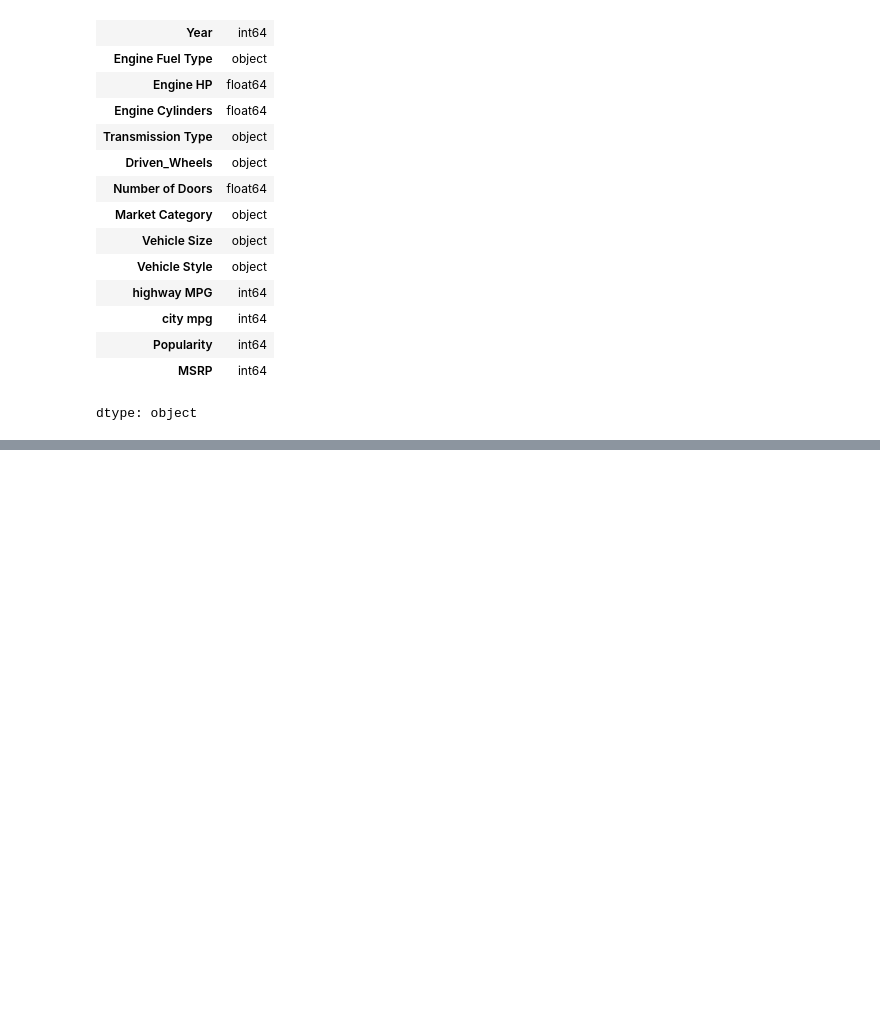
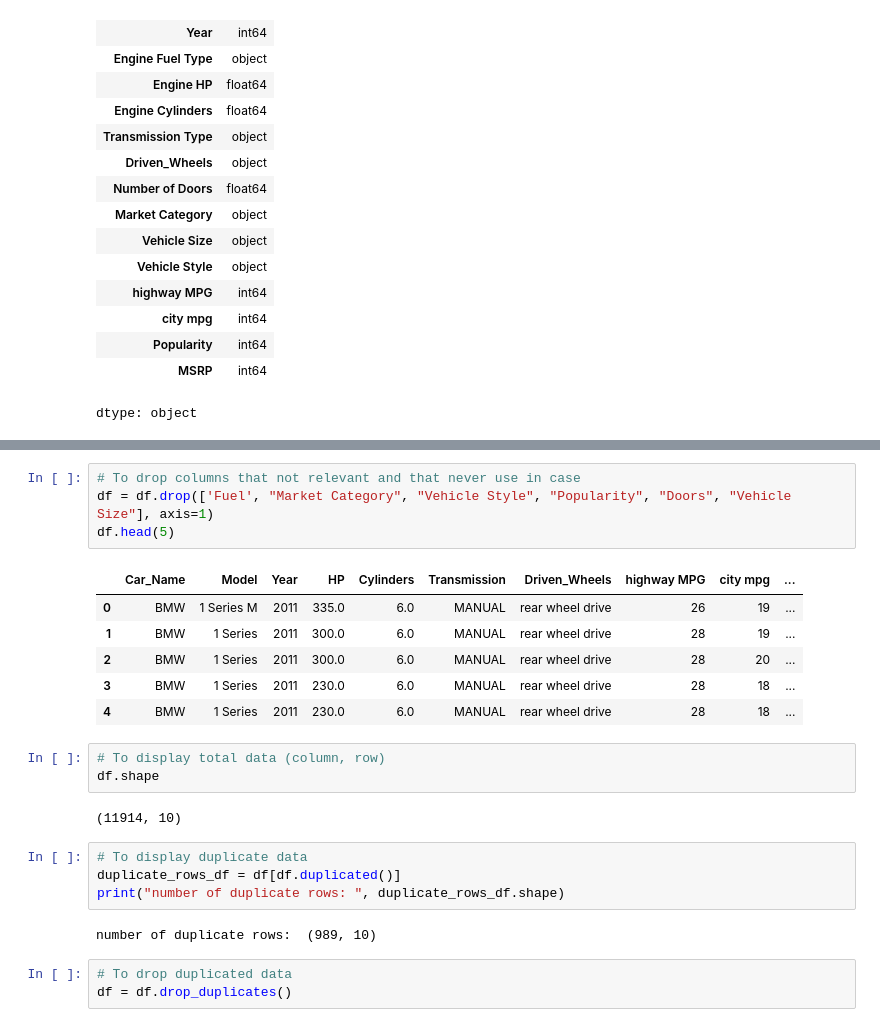
Before and after one commit to Gerryyhonatan/Machine-Learning-Basics, a Jupyter notebook: EDA.ipynb, the cells around one changed output, grey strips where cells are left out. Saved outputs shown, nothing was run; the diff lists cells and outputs as text; blank space fills up the shorter version.

```diff
--- a/EDA.ipynb
+++ b/EDA.ipynb
@@ -58,3 +59,28 @@ df.head(5)
 | 2 | BMW | 1 Series | 2011 | premium unleaded (required) | 300.0 | 6.0 | MANUAL | rear wheel drive | 2.0 | ... |
 | 3 | BMW | 1 Series | 2011 | premium unleaded (required) | 230.0 | 6.0 | MANUAL | rear wheel drive | 2.0 | ... |
 | 4 | BMW | 1 Series | 2011 | premium unleaded (required) | 230.0 | 6.0 | MANUAL | rear wheel drive | 2.0 | ... |
+# %%
+# To drop columns that not relevant and that never use in case
+df = df.drop(['Fuel', "Market Category", "Vehicle Style", "Popularity", "Doors", "Vehicle Size"], axis=1)
+df.head(5)
+# %% [output]
+|  | Car_Name | Model | Year | HP | Cylinders | Transmission | Driven_Wheels | highway MPG | city mpg | ... |
+| 0 | BMW | 1 Series M | 2011 | 335.0 | 6.0 | MANUAL | rear wheel drive | 26 | 19 | ... |
+| 1 | BMW | 1 Series | 2011 | 300.0 | 6.0 | MANUAL | rear wheel drive | 28 | 19 | ... |
+| 2 | BMW | 1 Series | 2011 | 300.0 | 6.0 | MANUAL | rear wheel drive | 28 | 20 | ... |
+| 3 | BMW | 1 Series | 2011 | 230.0 | 6.0 | MANUAL | rear wheel drive | 28 | 18 | ... |
+| 4 | BMW | 1 Series | 2011 | 230.0 | 6.0 | MANUAL | rear wheel drive | 28 | 18 | ... |
+# %%
+# To display total data (column, row)
+df.shape
+# %% [output]
+(11914, 10)
+# %%
+# To display duplicate data
+duplicate_rows_df = df[df.duplicated()]
+print("number of duplicate rows: ", duplicate_rows_df.shape)
+# %% [output]
+number of duplicate rows:  (989, 10)
+# %%
+# To drop duplicated data
+df = df.drop_duplicates()
```
Also changed, not shown: parts of 5 cells of this notebook.
